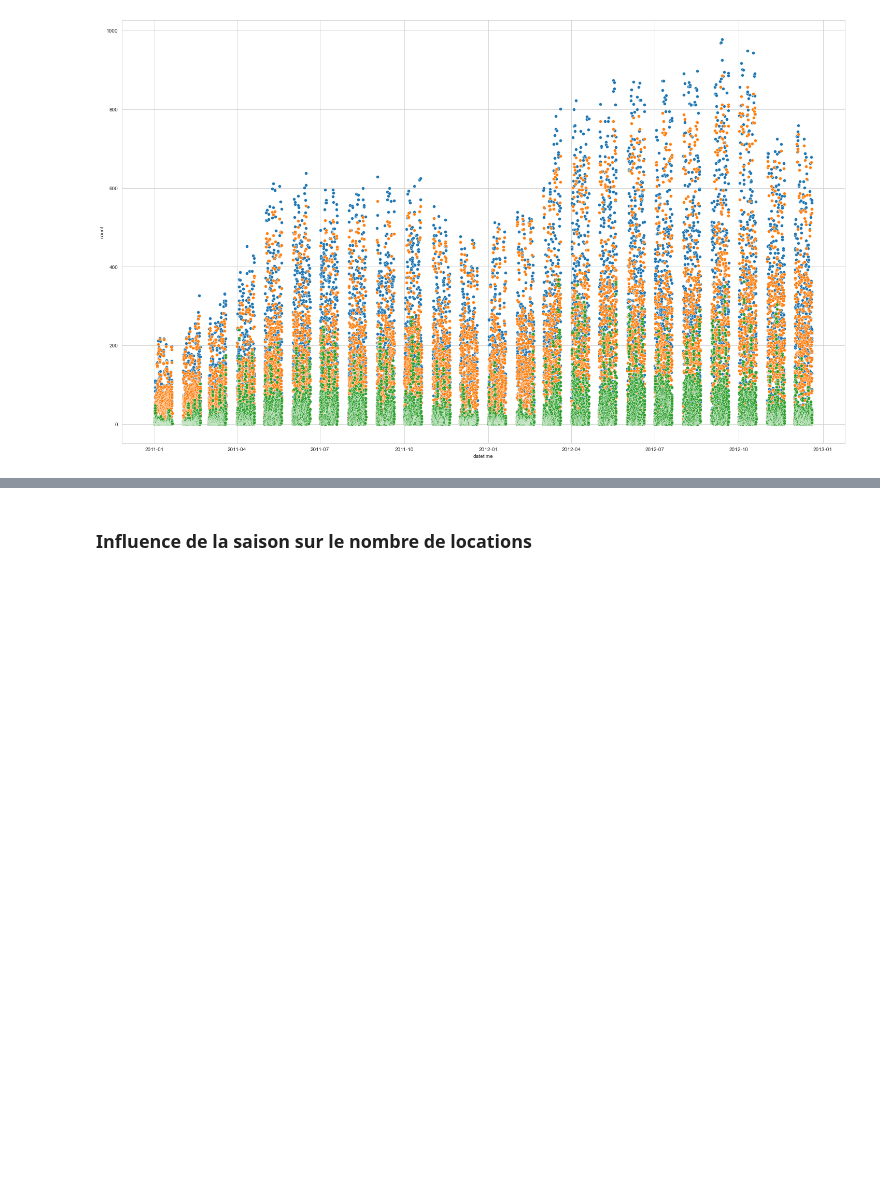
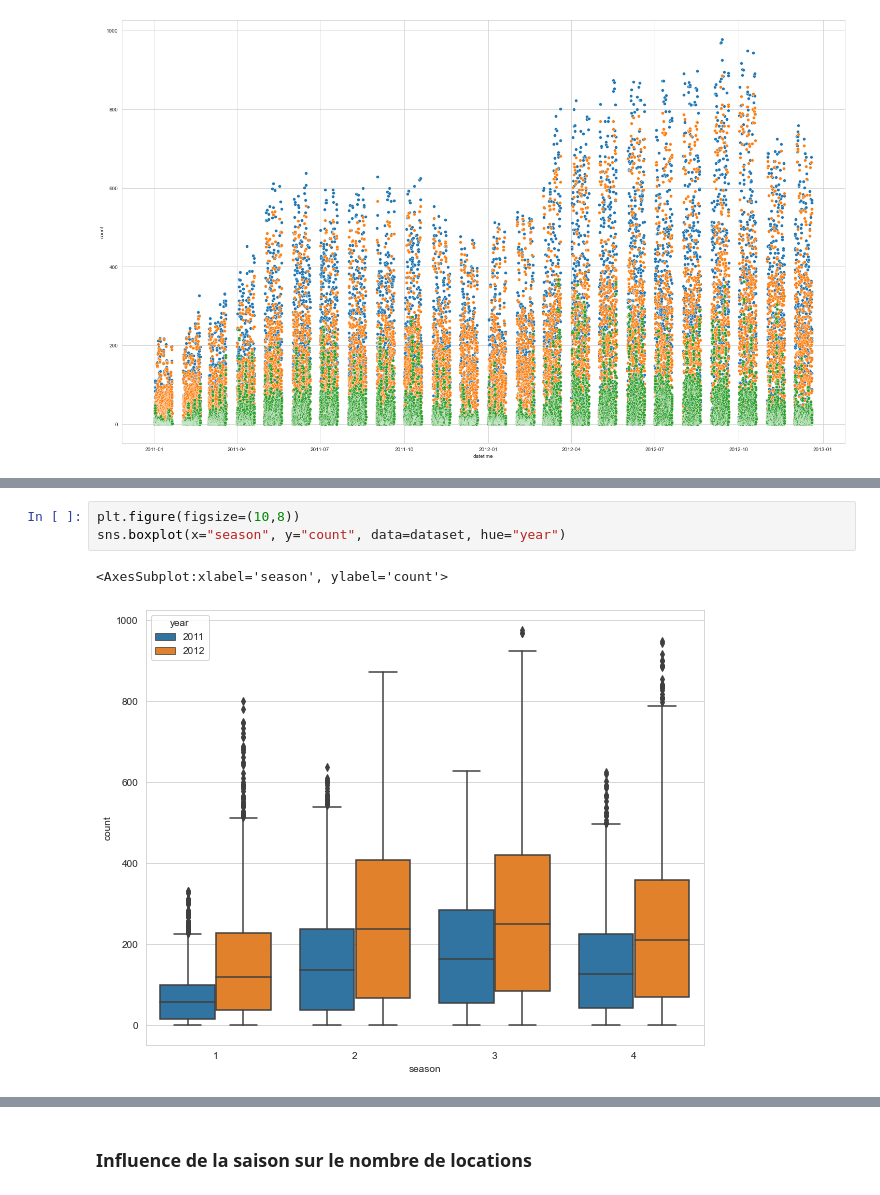
Before and after one commit to Antoine101/Bike-Sharing-Demand, a Jupyter notebook: Bike Sharing Demand.ipynb, the cells around one changed output, grey strips where cells are left out. Saved outputs shown, nothing was run; the diff lists cells and outputs as text; blank space fills up the shorter version.

```diff
--- a/Bike Sharing Demand.ipynb
+++ b/Bike Sharing Demand.ipynb
@@ -150,0 +184,6 @@ sns.scatterplot(x="datetime", y="casual", data=dataset)
+# %%
+plt.figure(figsize=(10,8))
+sns.boxplot(x="season", y="count", data=dataset, hue="year")
+# %% [output]
+<AxesSubplot:xlabel='season', ylabel='count'>
+[figure, added]
```
Also changed, not shown: parts of 23 cells of this notebook, 1 other file.
